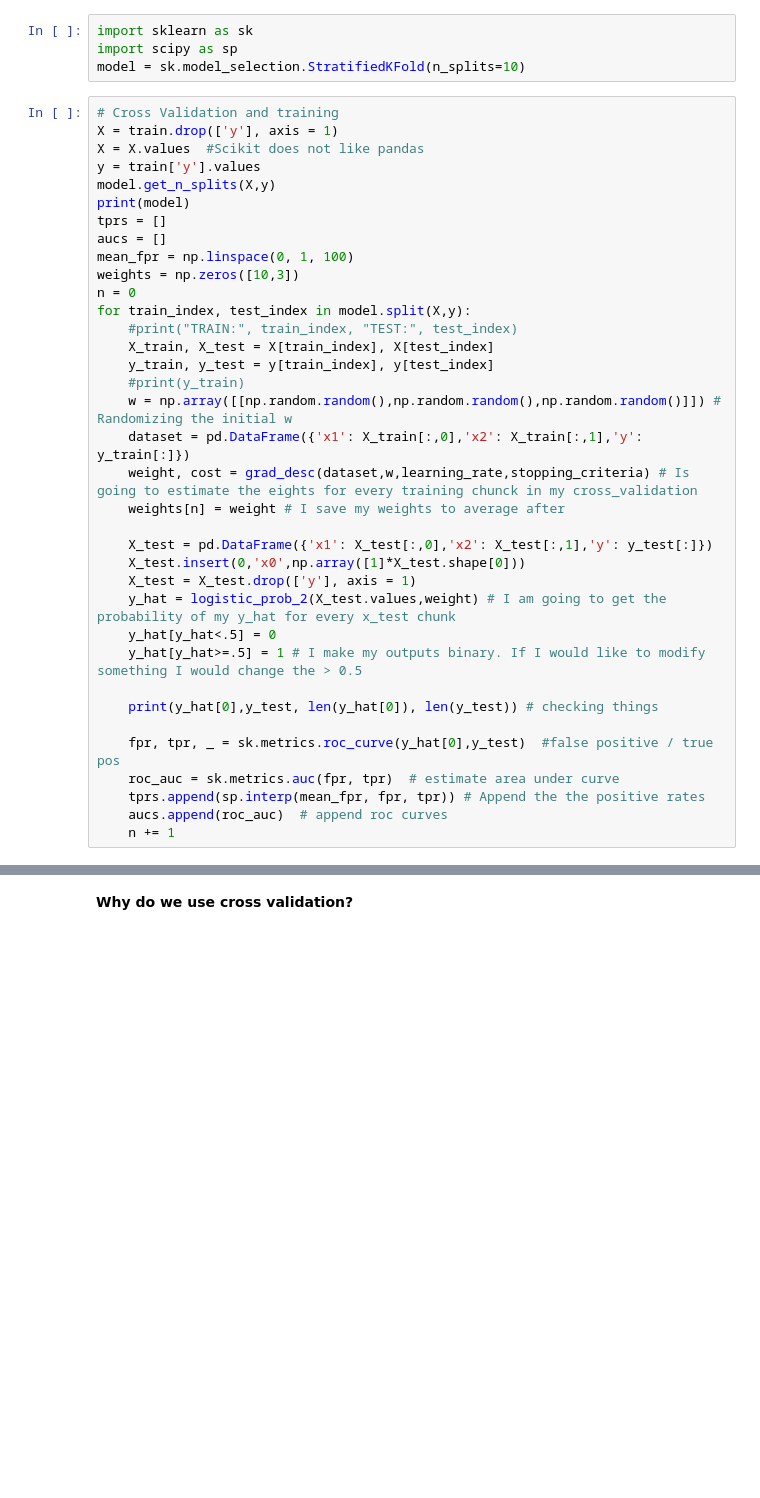
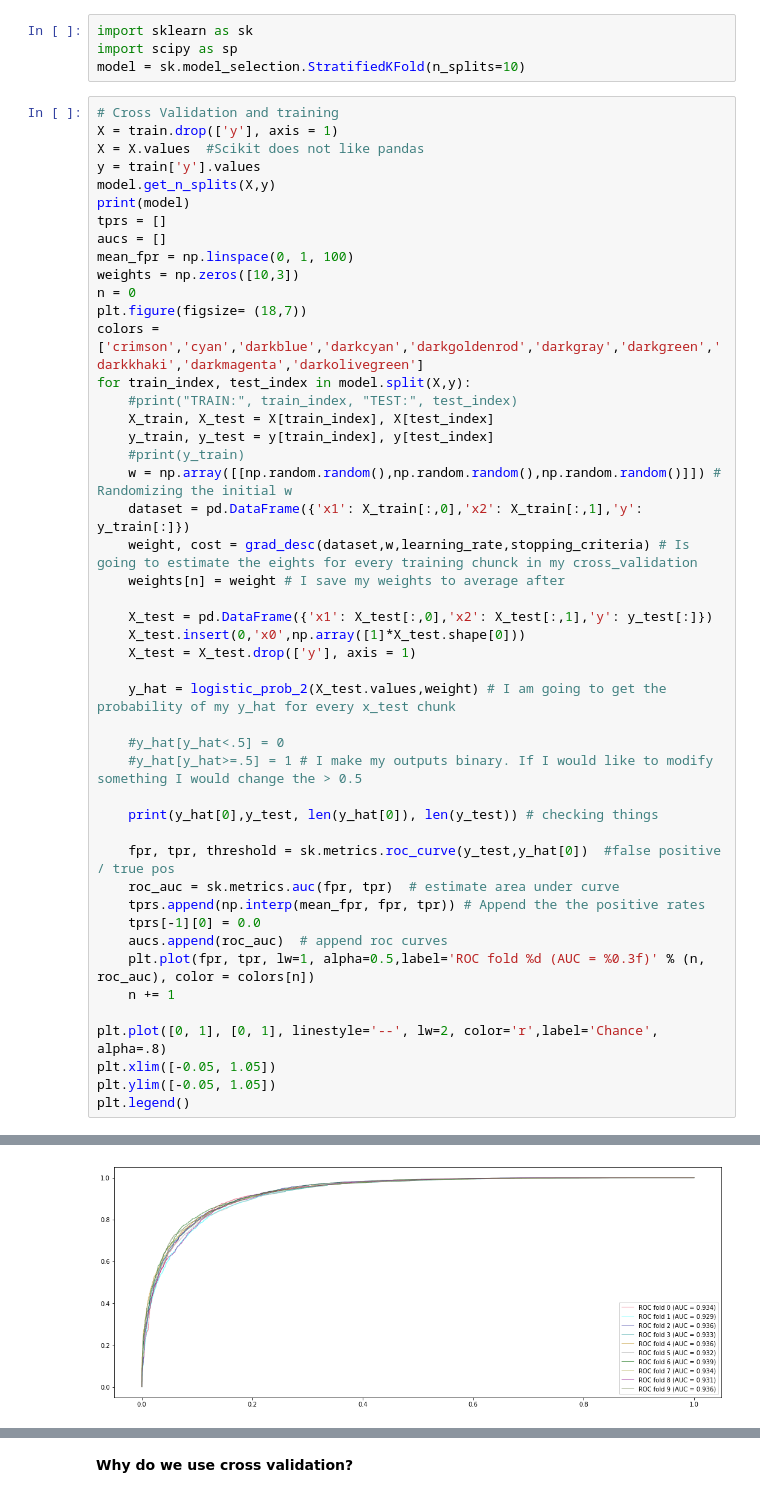
Before and after one commit to joaquinmenendez/machine-learning-course, a Jupyter notebook: Assignment_3/Assignment 3.ipynb, the cells around one changed output, grey strips where cells are left out. Saved outputs shown, nothing was run; the diff lists cells and outputs as text; blank space fills up the shorter version.

```diff
--- a/Assignment_3/Assignment 3.ipynb
+++ b/Assignment_3/Assignment 3.ipynb
@@ -371,6 +371,8 @@ aucs = []
 mean_fpr = np.linspace(0, 1, 100)
 weights = np.zeros([10,3])
 n = 0
+plt.figure(figsize= (18,7))
+colors = ['crimson','cyan','darkblue','darkcyan','darkgoldenrod','darkgray','darkgreen','darkkhaki','darkmagenta','darkolivegreen']
 for train_index, test_index in model.split(X,y):
     #print("TRAIN:", train_index, "TEST:", test_index)
     X_train, X_test = X[train_index], X[test_index]
@@ -384,16 +386,25 @@ for train_index, test_index in model.split(X,y):
     X_test = pd.DataFrame({'x1': X_test[:,0],'x2': X_test[:,1],'y': y_test[:]})
     X_test.insert(0,'x0',np.array([1]*X_test.shape[0]))
     X_test = X_test.drop(['y'], axis = 1)
+
     y_hat = logistic_prob_2(X_test.values,weight) # I am going to get the probability of my y_hat for every x_test chunk
-    y_hat[y_hat<.5] = 0
-    y_hat[y_hat>=.5] = 1 # I make my outputs binary. If I would like to modify something I would change the > 0.5
+
+    #y_hat[y_hat<.5] = 0
+    #y_hat[y_hat>=.5] = 1 # I make my outputs binary. If I would like to modify something I would change the > 0.5
 
     print(y_hat[0],y_test, len(y_hat[0]), len(y_test)) # checking things
 
-    fpr, tpr, _ = sk.metrics.roc_curve(y_hat[0],y_test)  #false positive / true pos
+    fpr, tpr, threshold = sk.metrics.roc_curve(y_test,y_hat[0])  #false positive / true pos
     roc_auc = sk.metrics.auc(fpr, tpr)  # estimate area under curve
-    tprs.append(sp.interp(mean_fpr, fpr, tpr)) # Append the the positive rates
+    tprs.append(np.interp(mean_fpr, fpr, tpr)) # Append the the positive rates
+    tprs[-1][0] = 0.0
     aucs.append(roc_auc)  # append roc curves
+    plt.plot(fpr, tpr, lw=1, alpha=0.5,label='ROC fold %d (AUC = %0.3f)' % (n, roc_auc), color = colors[n])
     n += 1
+
+plt.plot([0, 1], [0, 1], linestyle='--', lw=2, color='r',label='Chance', alpha=.8)
+plt.xlim([-0.05, 1.05])
+plt.ylim([-0.05, 1.05])
+plt.legend()
 # %% [output]
 StratifiedKFold(n_splits=10, random_state=None, shuffle=False)
@@ -410,3 +422,4 @@ StratifiedKFold(n_splits=10, random_state=None, shuffle=False)
+[figure, added]
 # %%
 mean_tpr = np.mean(tprs, axis=0)
 mean_tpr[-1] = 1.0
```
Also changed, not shown: parts of 17 cells of this notebook.
